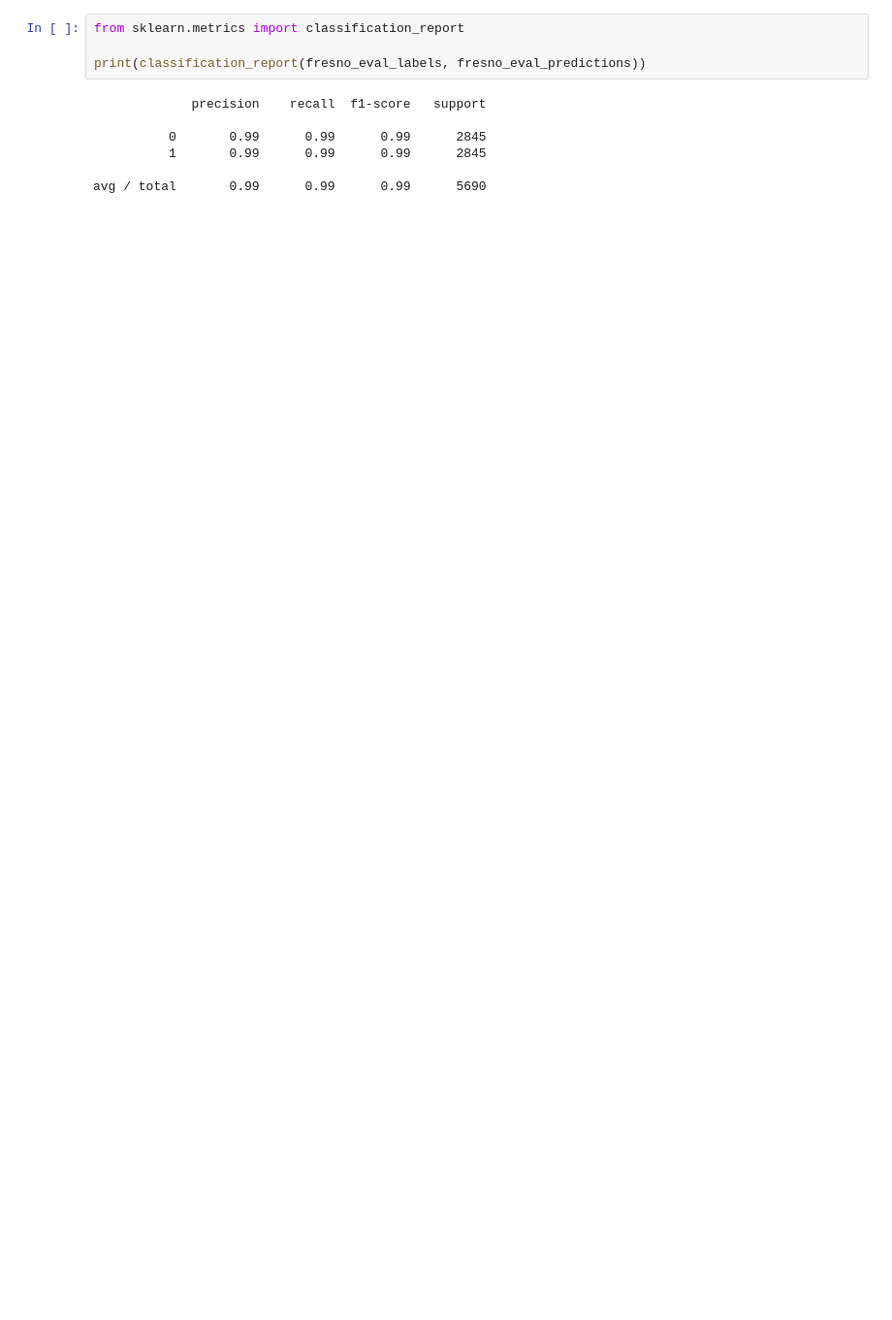
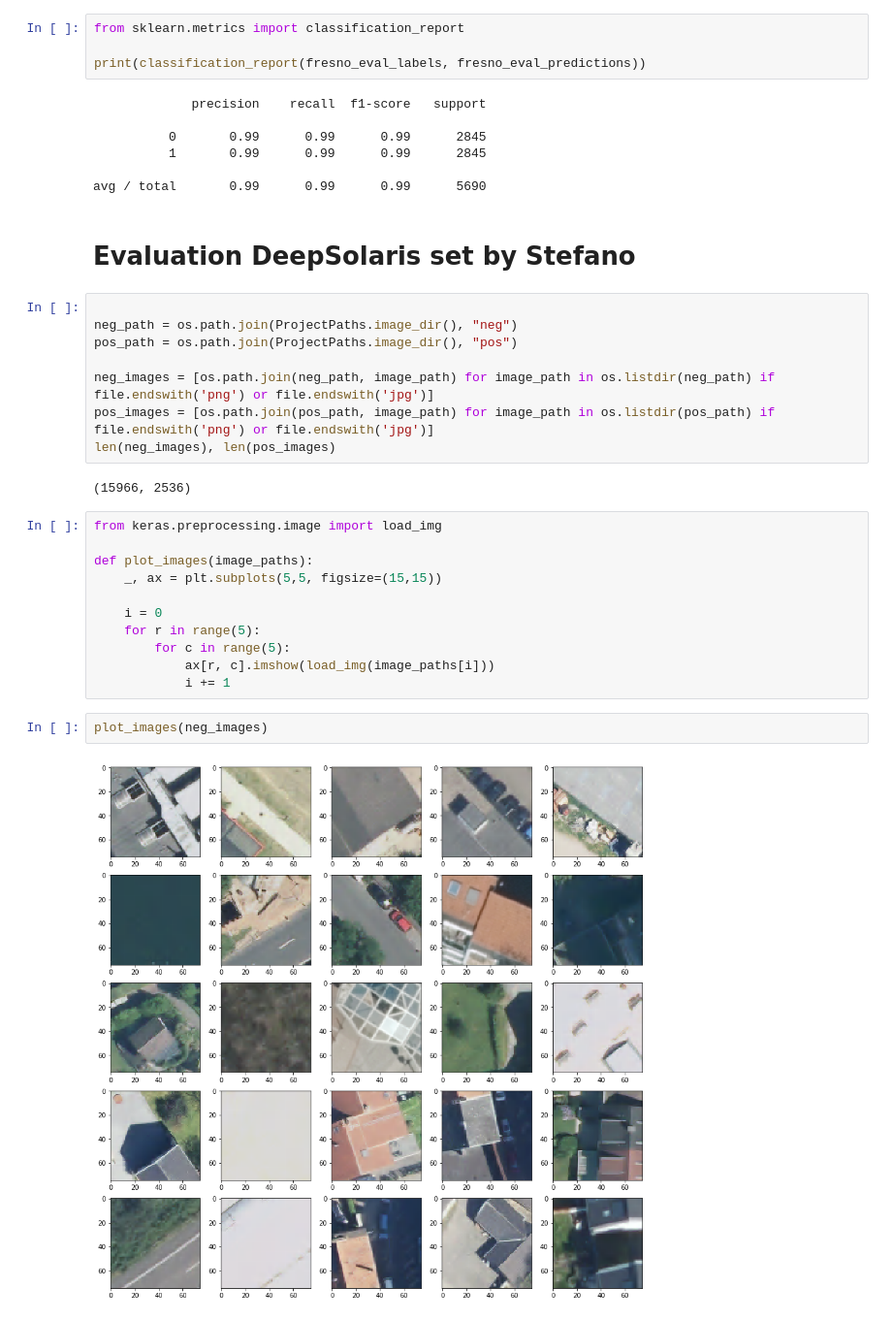
Before and after one commit to thinkpractice/DeepSolaris, a Jupyter notebook: Train Xception.ipynb, the cells around one changed output. Shown at 97% size. Saved outputs shown, nothing was run; the diff lists cells and outputs as text; blank space fills up the shorter version.

Commit message:
Added evaluation on deepsolaris dop20 set

```diff
--- a/Train Xception.ipynb
+++ b/Train Xception.ipynb
@@ -232,3 +291,30 @@ print(classification_report(fresno_eval_labels, fresno_eval_predictions))
           1       0.99      0.99      0.99      2845
 
 avg / total       0.99      0.99      0.99      5690
+# %% [markdown]
+# Evaluation DeepSolaris set by Stefano
+# %%
+
+neg_path = os.path.join(ProjectPaths.image_dir(), "neg")
+pos_path = os.path.join(ProjectPaths.image_dir(), "pos")
+
+neg_images = [os.path.join(neg_path, image_path) for image_path in os.listdir(neg_path) if file.endswith('png') or file.endswith('jpg')]
+pos_images = [os.path.join(pos_path, image_path) for image_path in os.listdir(pos_path) if file.endswith('png') or file.endswith('jpg')]
+len(neg_images), len(pos_images)
+# %% [output]
+(15966, 2536)
+# %%
+from keras.preprocessing.image import load_img
+
+def plot_images(image_paths):
+    _, ax = plt.subplots(5,5, figsize=(15,15))
+
+    i = 0
+    for r in range(5):
+        for c in range(5):
+            ax[r, c].imshow(load_img(image_paths[i]))
+            i += 1
+# %%
+plot_images(neg_images)
+# %% [output]
+[figure, added]
```
Also changed, not shown: parts of 22 cells of this notebook.
